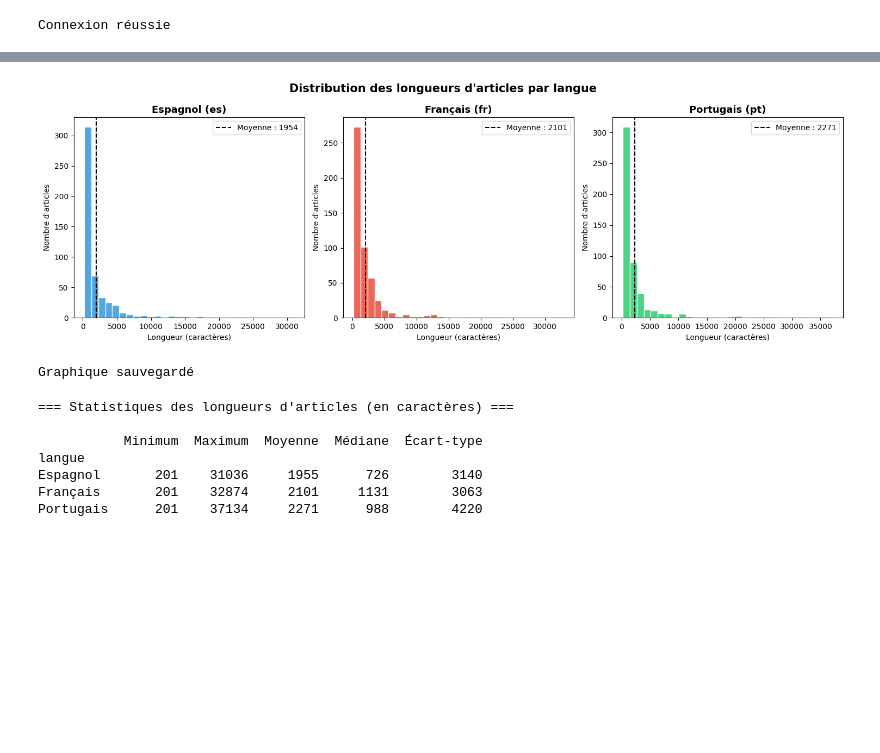
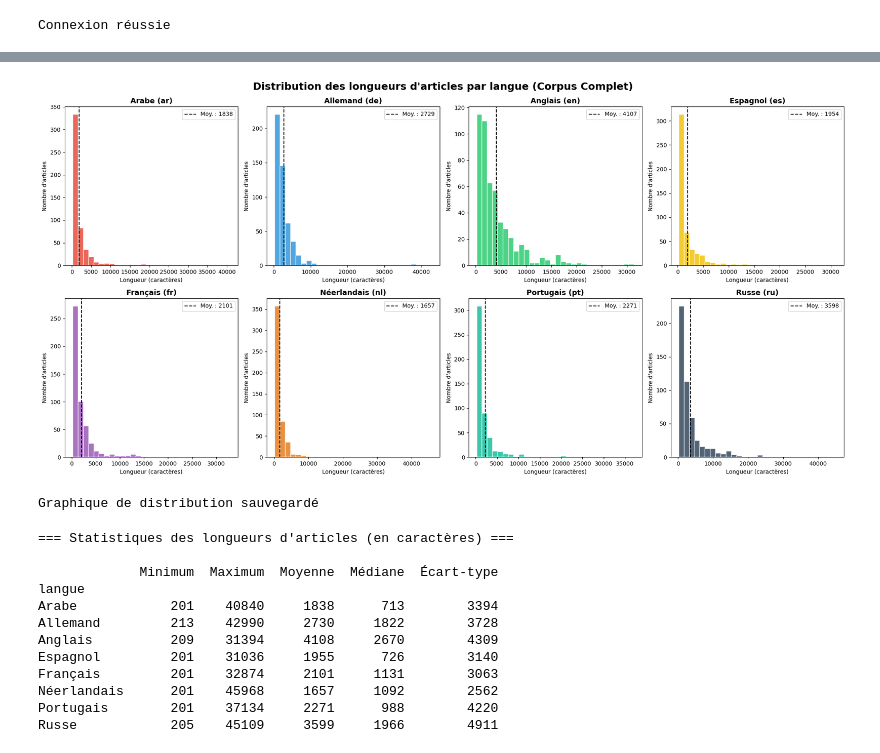
Before and after one commit to heavyrainMK/projet_langue, a Jupyter notebook: notebooks/exploration_corpus.ipynb, the cells around one changed output, grey strips where cells are left out. Cells and saved outputs as stored; diff of their text form; code cells hidden in the pictures; blank space fills up the shorter version.

Commit message:
Partie 3 : Mise à jour de l'exploration de données pour le corpus final à 8 langues

```diff
--- a/notebooks/exploration_corpus.ipynb
+++ b/notebooks/exploration_corpus.ipynb
@@ -38,51 +43,63 @@ pt    500
 # %%
-# Distribution des longueurs par langue
-fig, axes = plt.subplots(1, 3, figsize=(15, 5))
+# Distribution des longueurs par langue en grille 2x4
+fig, axes = plt.subplots(2, 4, figsize=(20, 10))
 
-langues = ['es', 'fr', 'pt']
-couleurs = ['#3498db', '#e74c3c', '#2ecc71']
-noms = ['Espagnol', 'Français', 'Portugais']
+# Définition des 8 langues avec des couleurs distinctes
+langues_info = [
+    ('ar', 'Arabe', '#e74c3c'), ('de', 'Allemand', '#3498db'),
+    ('en', 'Anglais', '#2ecc71'), ('es', 'Espagnol', '#f1c40f'),
+    ('fr', 'Français', '#9b59b6'), ('nl', 'Néerlandais', '#e67e22'),
+    ('pt', 'Portugais', '#1abc9c'), ('ru', 'Russe', '#34495e')
+]
 
-for i, (langue, couleur, nom) in enumerate(zip(langues, couleurs, noms)):
+for i, (langue, nom, couleur) in enumerate(langues_info):
+    row = i // 4
+    col = i % 4
+    ax = axes[row, col]
+
     data = df[df['langue'] == langue]['longueur']
-    axes[i].hist(data, bins=30, color=couleur, edgecolor='white', alpha=0.85)
-    axes[i].set_title(f'{nom} ({langue})', fontsize=13, fontweight='bold')
-    axes[i].set_xlabel('Longueur (caractères)')
-    axes[i].set_ylabel('Nombre d\'articles')
-    axes[i].axvline(data.mean(), color='black', linestyle='--', linewidth=1.5, label=f'Moyenne : {int(data.mean())}')
-    axes[i].legend()
+    ax.hist(data, bins=30, color=couleur, edgecolor='white', alpha=0.85)
+    ax.set_title(f'{nom} ({langue})', fontsize=13, fontweight='bold')
+    ax.set_xlabel('Longueur (caractères)')
+    ax.set_ylabel('Nombre d\'articles')
+    ax.axvline(data.mean(), color='black', linestyle='--', linewidth=1.5, label=f'Moy. : {int(data.mean())}')
+    ax.legend()
 
-plt.suptitle('Distribution des longueurs d\'articles par langue', fontsize=15, fontweight='bold')
+plt.suptitle("Distribution des longueurs d'articles par langue (Corpus Complet)", fontsize=18, fontweight='bold')
 plt.tight_layout()
+plt.subplots_adjust(top=0.92)
 plt.savefig('distribution_longueurs.png', dpi=150, bbox_inches='tight')
 plt.show()
-print("Graphique sauvegardé")
+print("Graphique de distribution sauvegardé")
 # %% [output]
-[figure, old version]
+[figure, new version]
-Graphique sauvegardé
+Graphique de distribution sauvegardé
 # %%
 # Statistiques détaillées par langue
-stats = df.groupby('langue')['longueur'].agg([
-    ('Minimum', 'min'),
-    ('Maximum', 'max'),
-    ('Moyenne', 'mean'),
-    ('Médiane', 'median'),
-    ('Écart-type', 'std')
-]).round(0).astype(int)
+stats = df.groupby('langue')['longueur'].agg(['min', 'max', 'mean', 'median', 'std']).round(0).astype(int)
+stats.columns = ['Minimum', 'Maximum', 'Moyenne', 'Médiane', 'Écart-type']
 
-# Renommer les langues pour l'affichage
-stats.index = stats.index.map({'es': 'Espagnol', 'fr': 'Français', 'pt': 'Portugais'})
+mapping_noms = {
+    'ar': 'Arabe', 'de': 'Allemand', 'en': 'Anglais', 'es': 'Espagnol',
+    'fr': 'Français', 'nl': 'Néerlandais', 'pt': 'Portugais', 'ru': 'Russe'
+}
+stats.index = stats.index.map(mapping_noms)
 
 print("=== Statistiques des longueurs d'articles (en caractères) ===\n")
 print(stats.to_string())
 # %% [output]
 === Statistiques des longueurs d'articles (en caractères) ===
 
-           Minimum  Maximum  Moyenne  Médiane  Écart-type
+             Minimum  Maximum  Moyenne  Médiane  Écart-type
 langue
-Espagnol       201    31036     1955      726        3140
-Français       201    32874     2101     1131        3063
-Portugais      201    37134     2271      988        4220
+Arabe            201    40840     1838      713        3394
+Allemand         213    42990     2730     1822        3728
+Anglais          209    31394     4108     2670        4309
+Espagnol         201    31036     1955      726        3140
+Français         201    32874     2101     1131        3063
+Néerlandais      201    45968     1657     1092        2562
+Portugais        201    37134     2271      988        4220
+Russe            205    45109     3599     1966        4911
 # %%
 # Analyse des bigrammes les plus fréquents par langue
 from collections import Counter
```
Also changed, not shown: parts of 7 cells of this notebook, 2 other files.
